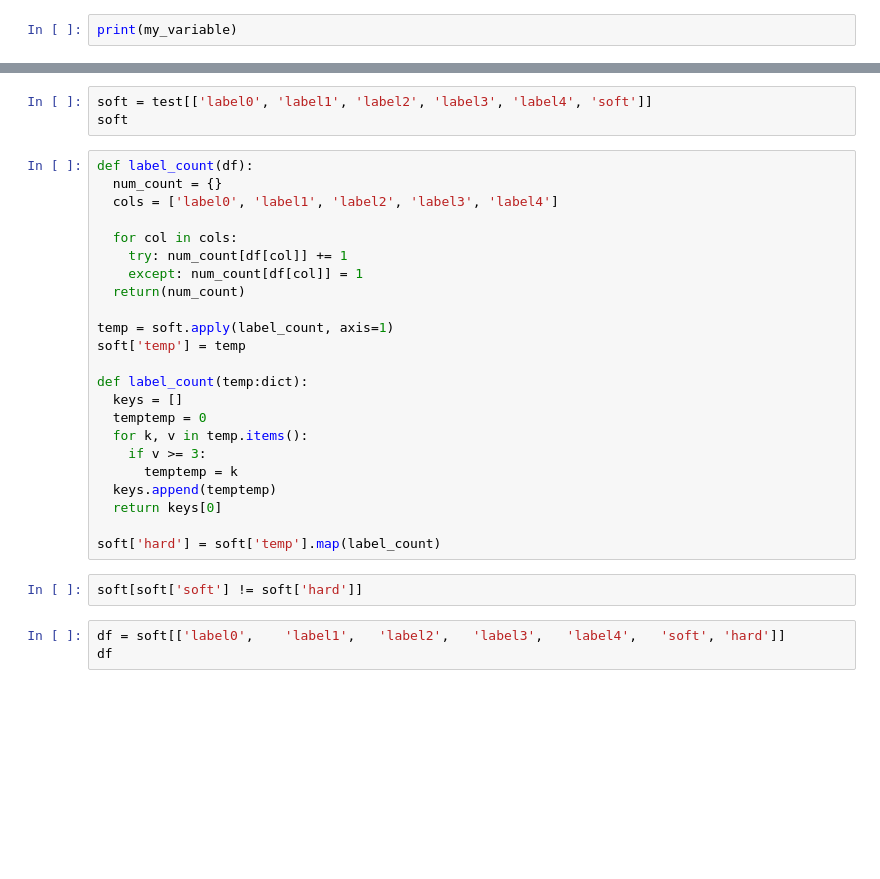
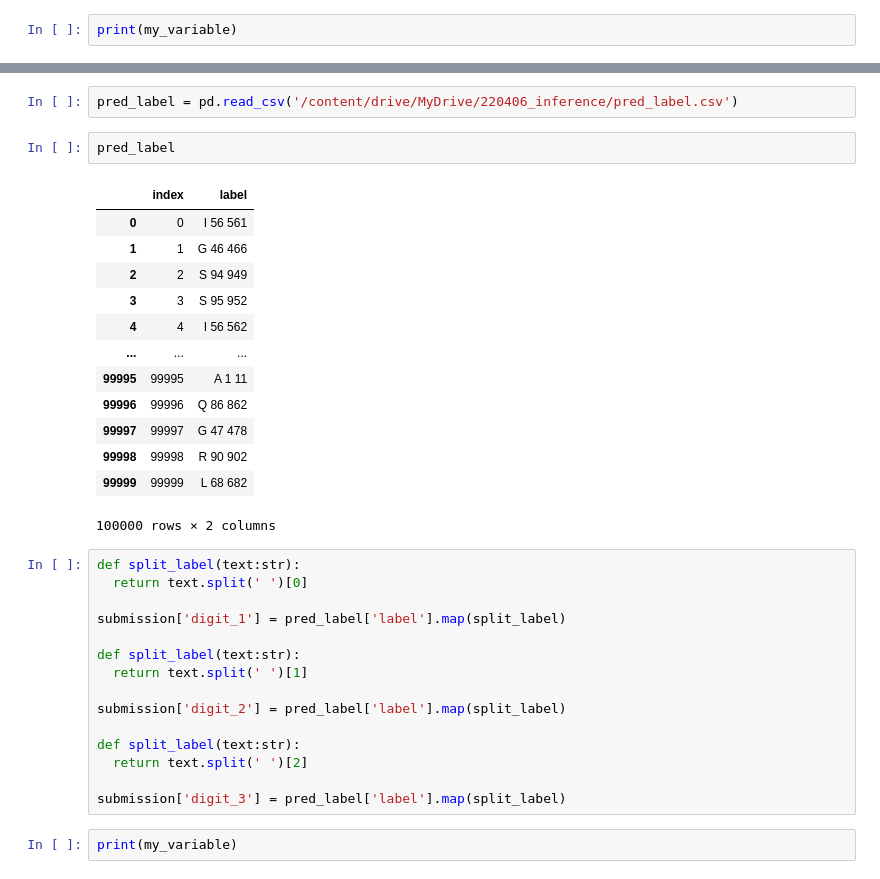
Before and after one commit to teamgaon/SANUP, a Jupyter notebook: 220407_sm_SANUP_inference.ipynb, the cells around one changed output, grey strips where cells are left out. Drawn from its saved outputs; the diff is of its cells as text; blank space fills up the shorter version.

```diff
--- a/220407_sm_SANUP_inference.ipynb
+++ b/220407_sm_SANUP_inference.ipynb
@@ -452,33 +470,37 @@ test.head(3)
-# %%
-soft = test[['label0', 'label1', 'label2', 'label3', 'label4', 'soft']]
-soft
-# %%
-def label_count(df):
-  num_count = {}
-  cols = ['label0', 'label1', 'label2', 'label3', 'label4']
-
-  for col in cols:
-    try: num_count[df[col]] += 1
-    except: num_count[df[col]] = 1
-  return(num_count)
-
-temp = soft.apply(label_count, axis=1)
-soft['temp'] = temp
-
-def label_count(temp:dict):
-  keys = []
-  temptemp = 0
-  for k, v in temp.items():
-    if v >= 3:
-      temptemp = k
-  keys.append(temptemp)
-  return keys[0]
-
-soft['hard'] = soft['temp'].map(label_count)
-# %%
-soft[soft['soft'] != soft['hard']]
-# %%
-df = soft[['label0',	'label1',	'label2',	'label3',	'label4',	'soft',	'hard']]
-df
+# %%
+pred_label = pd.read_csv('/content/drive/MyDrive/220406_inference/pred_label.csv')
+# %%
+pred_label
+# %% [output]
+|  | index | label |
+| 0 | 0 | I 56 561 |
+| 1 | 1 | G 46 466 |
+| 2 | 2 | S 94 949 |
+| 3 | 3 | S 95 952 |
+| 4 | 4 | I 56 562 |
+| ... | ... | ... |
+| 99995 | 99995 | A 1 11 |
+| 99996 | 99996 | Q 86 862 |
+| 99997 | 99997 | G 47 478 |
+| 99998 | 99998 | R 90 902 |
+| 99999 | 99999 | L 68 682 |
+100000 rows × 2 columns
+# %%
+def split_label(text:str):
+  return text.split(' ')[0]
+
+submission['digit_1'] = pred_label['label'].map(split_label)
+
+def split_label(text:str):
+  return text.split(' ')[1]
+
+submission['digit_2'] = pred_label['label'].map(split_label)
+
+def split_label(text:str):
+  return text.split(' ')[2]
+
+submission['digit_3'] = pred_label['label'].map(split_label)
+# %%
+print(my_variable)
 # %%
 submission
```
Also changed, not shown: parts of 33 cells of this notebook.
